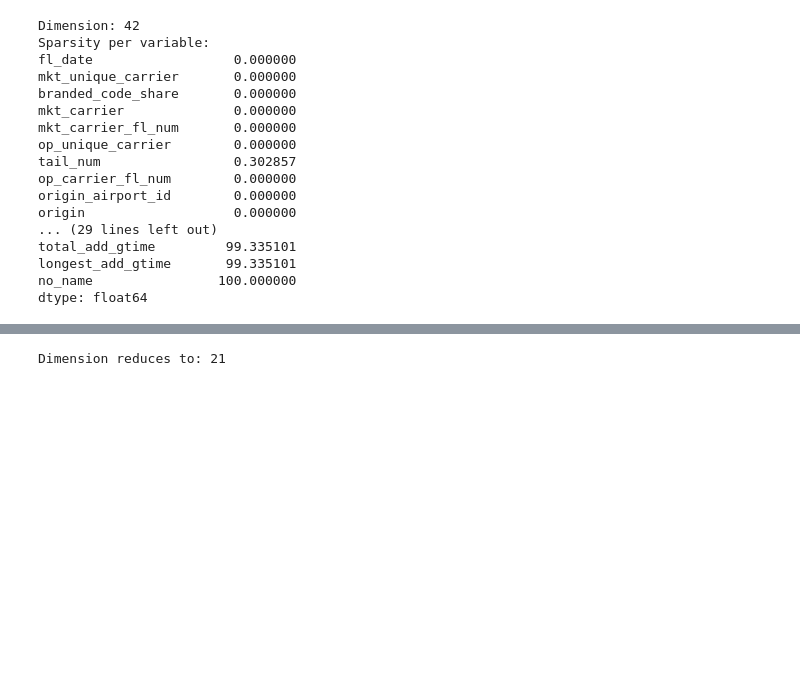
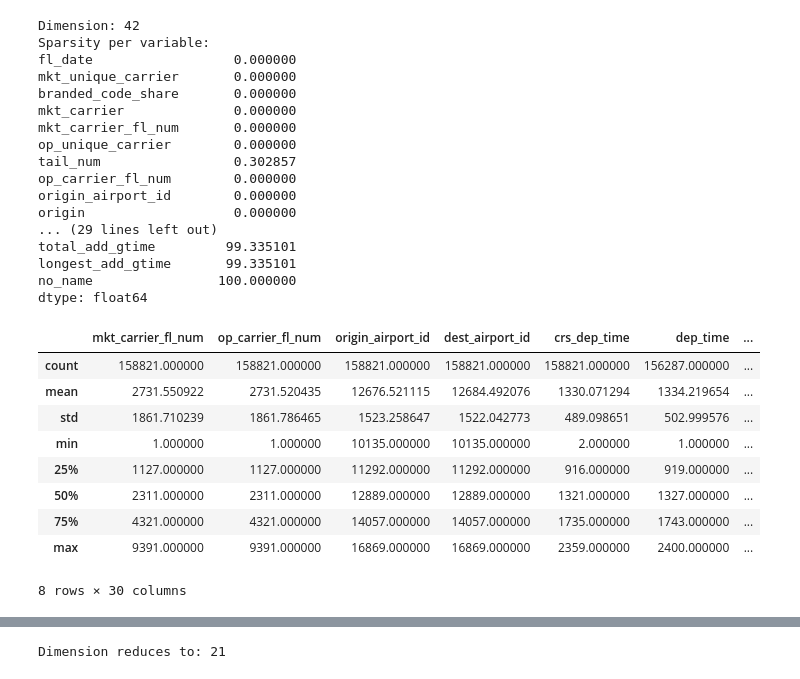
Before and after one commit to elslb/airline_delay_project, a Jupyter notebook: kevin_scratch.ipynb, the cells around one changed output, grey strips where cells are left out. Cells and saved outputs as stored; diff of their text form; code cells hidden in the pictures; blank space fills up the shorter version.

```diff
--- a/kevin_scratch.ipynb
+++ b/kevin_scratch.ipynb
@@ -69,3 +72,16 @@ total_add_gtime         99.335101
 longest_add_gtime       99.335101
 no_name                100.000000
 dtype: float64
+# %%
+df.describe()
+# %% [output]
+|  | mkt_carrier_fl_num | op_carrier_fl_num | origin_airport_id | dest_airport_id | crs_dep_time | dep_time | ... |
+| count | 158821.000000 | 158821.000000 | 158821.000000 | 158821.000000 | 158821.000000 | 156287.000000 | ... |
+| mean | 2731.550922 | 2731.520435 | 12676.521115 | 12684.492076 | 1330.071294 | 1334.219654 | ... |
+| std | 1861.710239 | 1861.786465 | 1523.258647 | 1522.042773 | 489.098651 | 502.999576 | ... |
+| min | 1.000000 | 1.000000 | 10135.000000 | 10135.000000 | 2.000000 | 1.000000 | ... |
+| 25% | 1127.000000 | 1127.000000 | 11292.000000 | 11292.000000 | 916.000000 | 919.000000 | ... |
+| 50% | 2311.000000 | 2311.000000 | 12889.000000 | 12889.000000 | 1321.000000 | 1327.000000 | ... |
+| 75% | 4321.000000 | 4321.000000 | 14057.000000 | 14057.000000 | 1735.000000 | 1743.000000 | ... |
+| max | 9391.000000 | 9391.000000 | 16869.000000 | 16869.000000 | 2359.000000 | 2400.000000 | ... |
+8 rows × 30 columns
```
Also changed, not shown: parts of 88 cells of this notebook.
